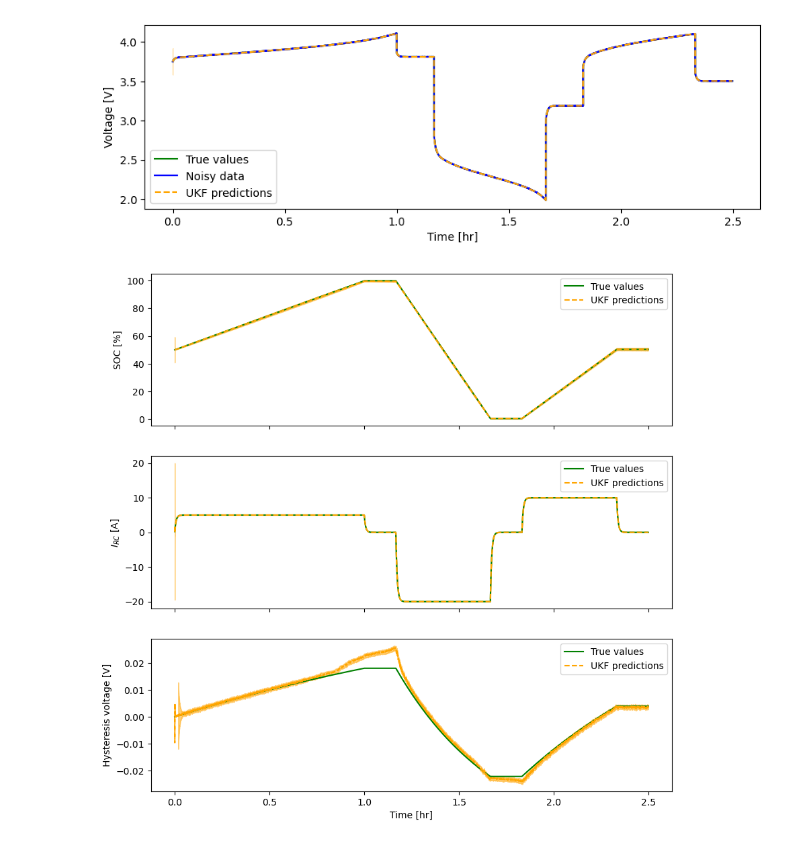
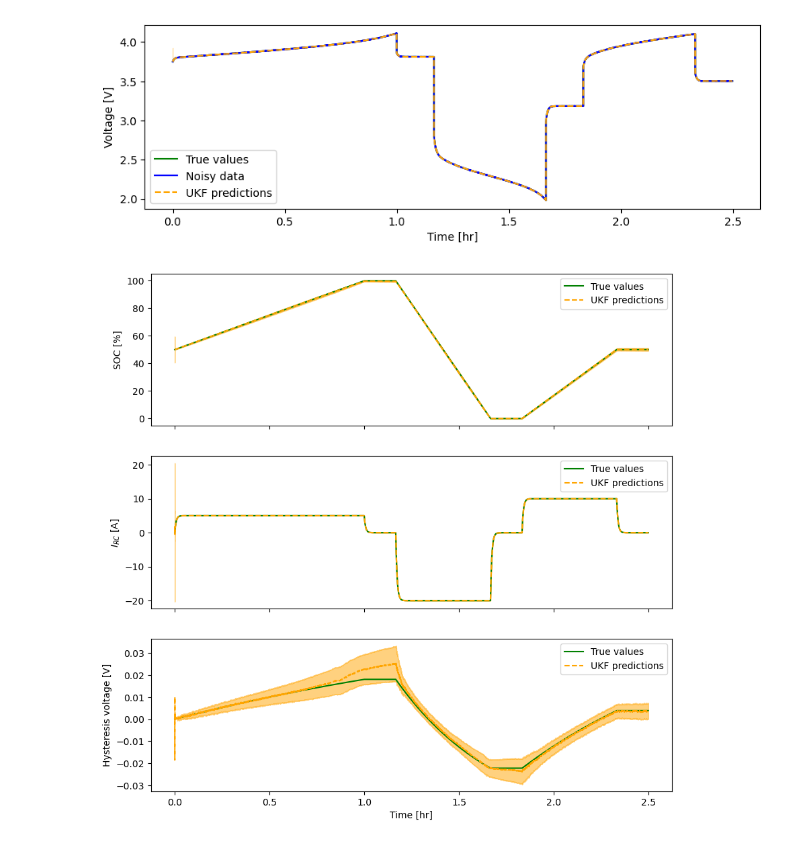
Before and after one commit to ROVI-org/auto-soh, a Jupyter notebook: notebooks/demonstrate_ukf.ipynb, the cells around one changed output. Drawn from its saved outputs; the diff is of its cells as text; code cells hidden in the pictures.

```diff
--- a/notebooks/demonstrate_ukf.ipynb
+++ b/notebooks/demonstrate_ukf.ipynb
@@ -136,14 +137,14 @@ for time, current in tqdm(zip(timestamps, currents), total=len(timestamps)):
 Now, let's plot these results!
 # %%
 # Converting predictions to arrays for plotting
-ukf_vt = np.array([pred.mean.flatten() for pred in ukf_predictions['output']]).flatten()
-ukf_vt_err = 2 * np.sqrt([pred.covariance[0,0] for pred in ukf_predictions['output']])
-ukf_soc = np.array([pred.mean[0] for pred in ukf_predictions['transient']])
-ukf_irc = np.array([pred.mean[1] for pred in ukf_predictions['transient']])
-ukf_hyst = np.array([pred.mean[2] for pred in ukf_predictions['transient']])
-ukf_soc_err = 2 * np.sqrt([pred.covariance[0,0] for pred in ukf_predictions['transient']])
-ukf_irc_err = 2 * np.sqrt([pred.covariance[1,1] for pred in ukf_predictions['transient']])
-ukf_hyst_err = 2 * np.sqrt([pred.covariance[1,1] for pred in ukf_predictions['transient']])
+ukf_mean = pd.concat([
+    pd.DataFrame([pred.mean.flatten() for pred in ukf_predictions['output']], columns=ukf.output_names),
+    pd.DataFrame([pred.mean.flatten() for pred in ukf_predictions['transient']], columns=ukf.state_names)
+], axis=1)
+ukf_std = pd.concat([
+    pd.DataFrame([np.sqrt(np.diag(pred.covariance)) for pred in ukf_predictions['output']], columns=ukf.output_names),
+    pd.DataFrame([np.sqrt(np.diag(pred.covariance)) for pred in ukf_predictions['transient']], columns=ukf.state_names),
+], axis=1)
 
 # Voltages
 fig, ax = plt.subplots(figsize=(10,3))
@@ -156,13 +157,13 @@ ax.plot(timestamps / 3600,
         color='blue',
         label='Noisy data')
 ax.plot(timestamps / 3600,
-        ukf_vt,
+        ukf_mean['terminal_voltage'],
         color='orange',
         linestyle='--',
         label='UKF predictions')
 ax.fill_between(timestamps[1:] / 3600,  # very high initial uncertainty due to bad initialization (delta_SOC = 35%!)
-                (ukf_vt + ukf_vt_err)[1:],
-                (ukf_vt - ukf_vt_err)[1:],
+                (ukf_mean['terminal_voltage'] + 2 * ukf_std['terminal_voltage'])[1:],
+                (ukf_mean['terminal_voltage'] + 2 * ukf_std['terminal_voltage'])[1:],
                 color='orange',
                 alpha=0.2)
 ax.legend()
@@ -178,49 +179,49 @@ ax[0].plot(timestamps / 3600,
            color='green',
            label='True values')
 ax[0].plot(timestamps / 3600,
-           100 * ukf_soc,
+           100 * ukf_mean['soc'],
            linestyle='--',
            color='orange',
            label='UKF predictions')
 ax[0].fill_between(timestamps / 3600,
-                   100 * (ukf_soc + ukf_soc_err),
-                   100 * (ukf_soc - ukf_soc_err),
+                   100 * (ukf_mean['soc'] + 2 * ukf_std['soc']),
+                   100 * (ukf_mean['soc'] - 2 * ukf_std['soc']),
                    color='orange',
                    alpha=0.5)
 ax[1].plot(timestamps / 3600,
            [transient.i_rc[0] for transient in simulator.transient_history[1:]],
            color='green',
            label='True values')
 ax[1].plot(timestamps / 3600,
-           ukf_irc,
+           ukf_mean['i_rc'],
            color='orange',
            linestyle='--',
            label='UKF predictions')
 ax[1].fill_between(timestamps / 3600,
-                   ukf_irc + ukf_irc_err,
-                   ukf_irc - ukf_irc_err,
+                   ukf_mean['i_rc'] + 2 * ukf_std['i_rc'],
+                   ukf_mean['i_rc'] - 2 * ukf_std['i_rc'],
                    color='orange',
                    alpha=0.5)
 ax[2].plot(timestamps / 3600,
            [transient.hyst.item() for transient in simulator.transient_history[1:]],
            color='green',
            label='True values')
 ax[2].plot(timestamps / 3600,
-           ukf_hyst,
+           ukf_mean['hyst'],
            color='orange',
            linestyle='--',
            label='UKF predictions')
 ax[2].fill_between(timestamps[60:] / 3600,  # for the first 1 minute, uncertainty dominates in hysteresis
-                   (ukf_hyst + ukf_hyst_err)[60:],
-                   (ukf_hyst - ukf_hyst_err)[60:],
+                   (ukf_mean['hyst'] + 2 * ukf_std['hyst'])[60:],
+                   (ukf_mean['hyst'] - 2 * ukf_std['hyst'])[60:],
                    color='orange',
                    alpha=0.5)
 ax[0].legend()
 ax[1].legend()
 ax[2].legend()
 ax[0].set_ylabel('SOC [%]')
 ax[1].set_ylabel(r'$I_{RC}$ [A]')
 ax[2].set_ylabel('Hysteresis voltage [V]')
 _ = ax[2].set_xlabel('Time [hr]')
 # %% [output]
-[figure, old version]
+[figure, new version]
```
Also changed, not shown: parts of 2 cells of this notebook, 5 other files.
